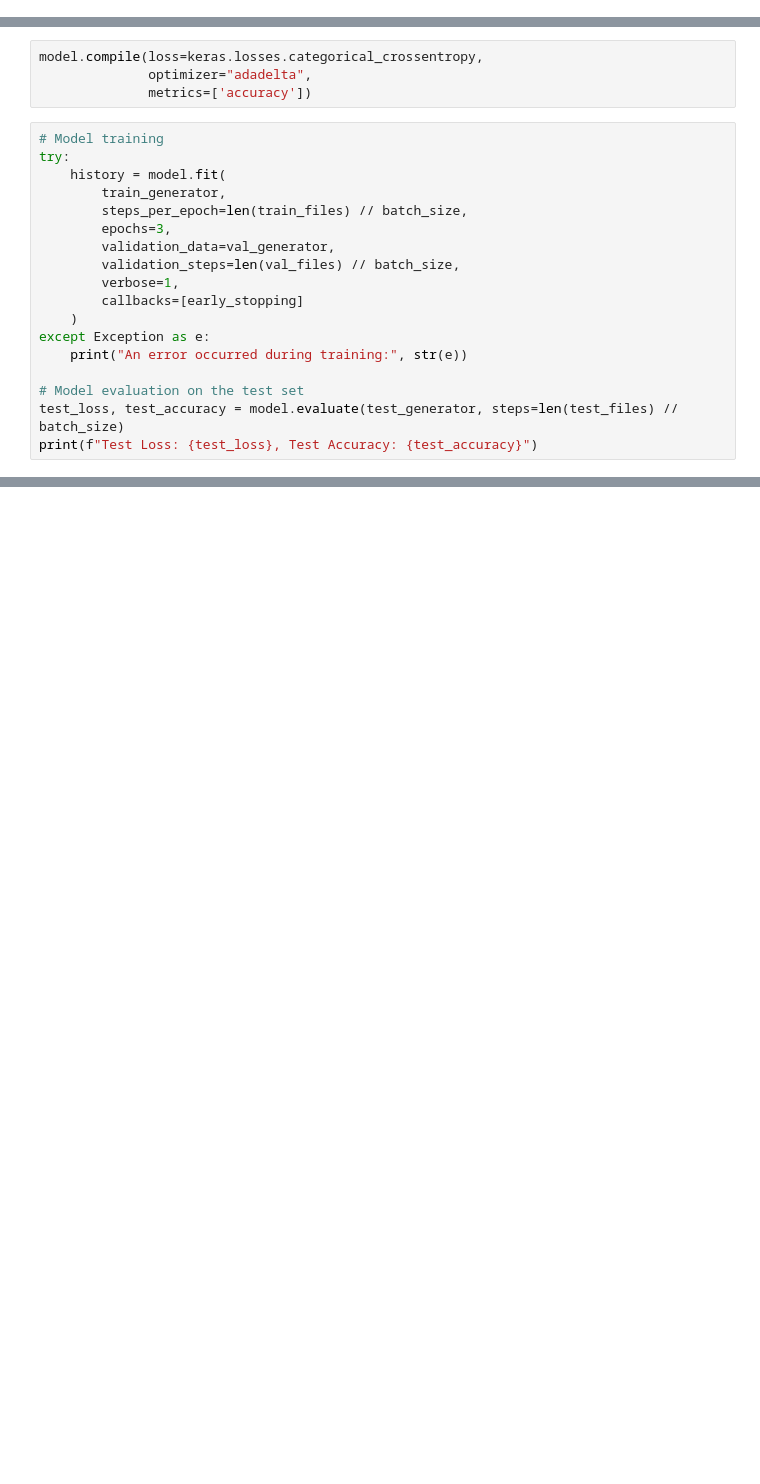
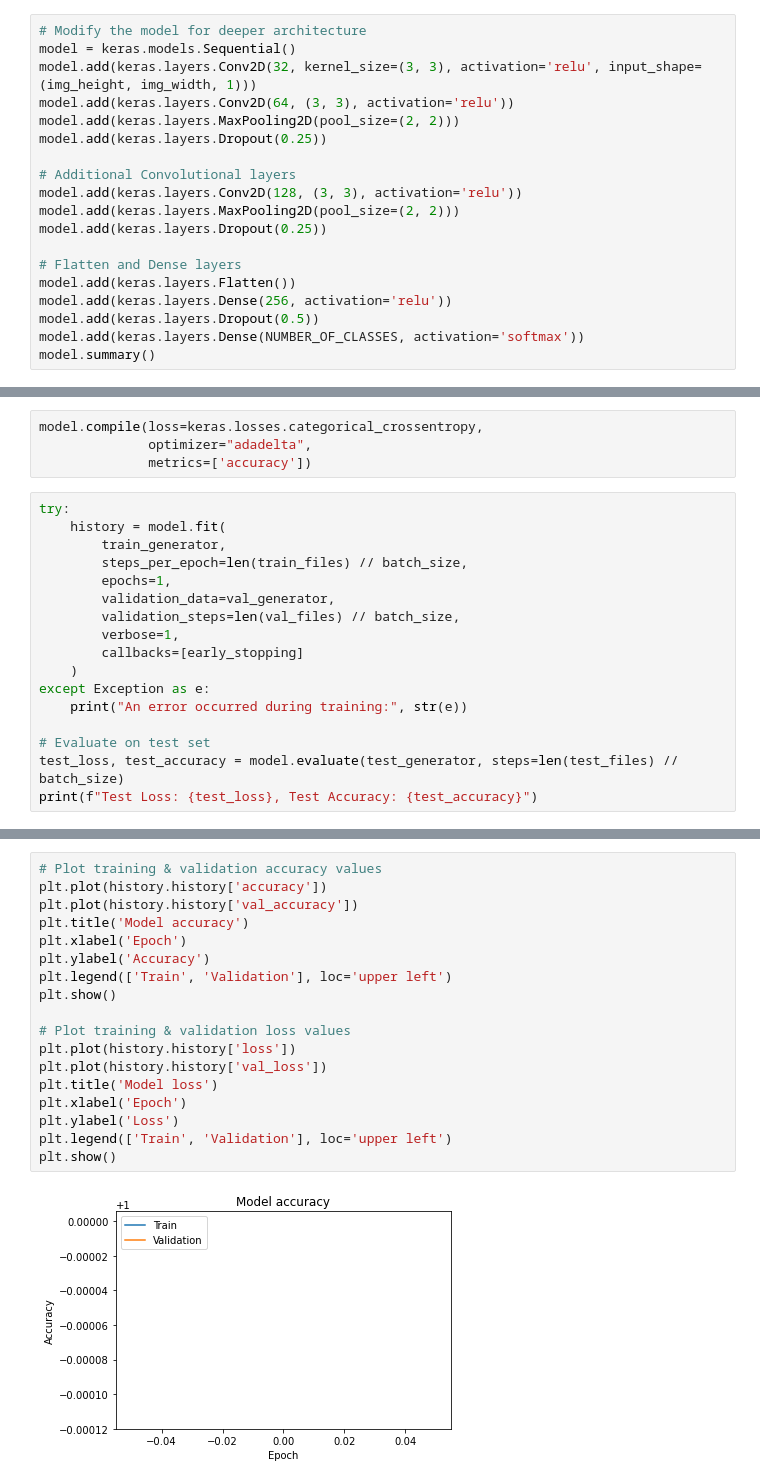
Before and after one commit to VidhyaSree-N/classifier_synthetic_original_mammograms, a Jupyter notebook: Updating_classifier.ipynb, the cells around one changed output, grey strips where cells are left out. Cells and saved outputs as stored; diff of their text form; blank space fills up the shorter version.

```diff
--- a/Updating_classifier.ipynb
+++ b/Updating_classifier.ipynb
@@ -109,0 +250,19 @@ coreClock: 1.41GHz coreCount: 108 deviceMemorySize: 39.59GiB deviceMemoryBandwid
+# %%
+# Modify the model for deeper architecture
+model = keras.models.Sequential()
+model.add(keras.layers.Conv2D(32, kernel_size=(3, 3), activation='relu', input_shape=(img_height, img_width, 1)))
+model.add(keras.layers.Conv2D(64, (3, 3), activation='relu'))
+model.add(keras.layers.MaxPooling2D(pool_size=(2, 2)))
+model.add(keras.layers.Dropout(0.25))
+
+# Additional Convolutional layers
+model.add(keras.layers.Conv2D(128, (3, 3), activation='relu'))
+model.add(keras.layers.MaxPooling2D(pool_size=(2, 2)))
+model.add(keras.layers.Dropout(0.25))
+
+# Flatten and Dense layers
+model.add(keras.layers.Flatten())
+model.add(keras.layers.Dense(256, activation='relu'))
+model.add(keras.layers.Dropout(0.5))
+model.add(keras.layers.Dense(NUMBER_OF_CLASSES, activation='softmax'))
+model.summary()
@@ -112,12 +289,11 @@ model.compile(loss=keras.losses.categorical_crossentropy,
               optimizer="adadelta",
               metrics=['accuracy'])
 # %%
-# Model training
 try:
     history = model.fit(
         train_generator,
         steps_per_epoch=len(train_files) // batch_size,
-        epochs=3,
+        epochs=1,
         validation_data=val_generator,
         validation_steps=len(val_files) // batch_size,
         verbose=1,
@@ -126,7 +302,7 @@ try:
 except Exception as e:
     print("An error occurred during training:", str(e))
 
-# Model evaluation on the test set
+# Evaluate on test set
 test_loss, test_accuracy = model.evaluate(test_generator, steps=len(test_files) // batch_size)
 print(f"Test Loss: {test_loss}, Test Accuracy: {test_accuracy}")
 # %% [output]
@@ -223,0 +344,20 @@ Predicted Class: 1
+# %%
+# Plot training & validation accuracy values
+plt.plot(history.history['accuracy'])
+plt.plot(history.history['val_accuracy'])
+plt.title('Model accuracy')
+plt.xlabel('Epoch')
+plt.ylabel('Accuracy')
+plt.legend(['Train', 'Validation'], loc='upper left')
+plt.show()
+
+# Plot training & validation loss values
+plt.plot(history.history['loss'])
+plt.plot(history.history['val_loss'])
+plt.title('Model loss')
+plt.xlabel('Epoch')
+plt.ylabel('Loss')
+plt.legend(['Train', 'Validation'], loc='upper left')
+plt.show()
+# %% [output]
+[figure, added]
```
Also changed, not shown: parts of 24 cells of this notebook.
